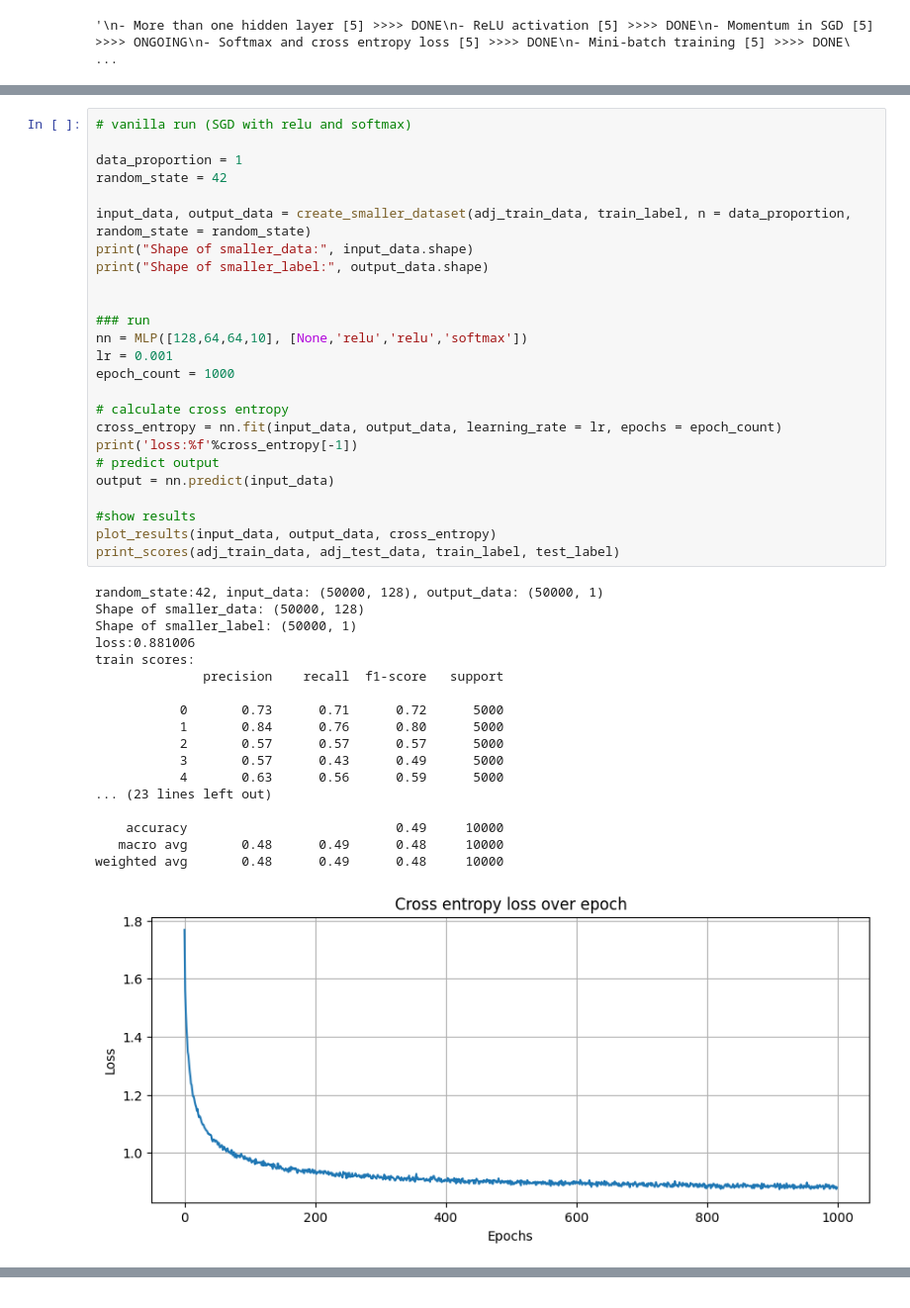
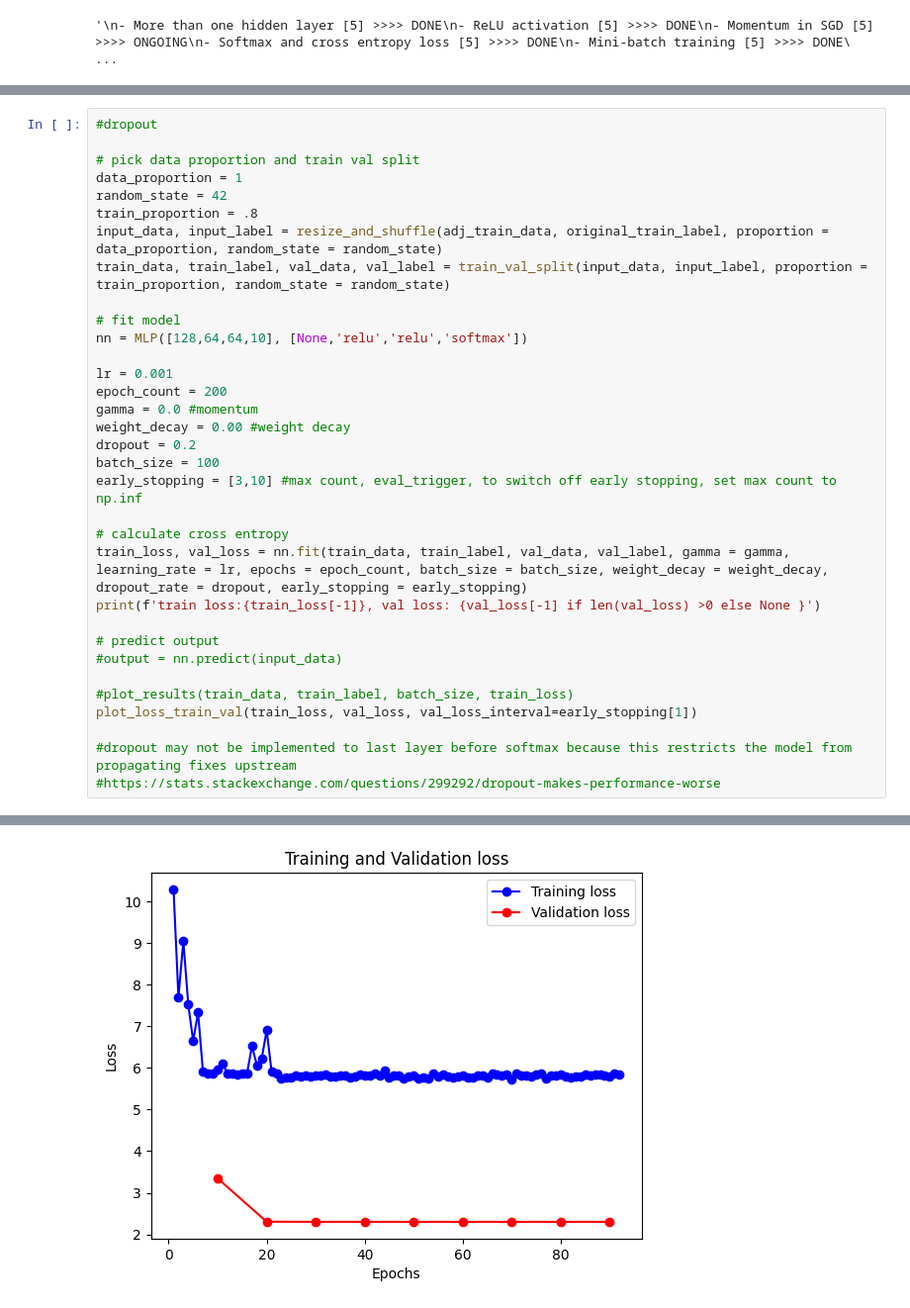
Before and after one commit to vyun8699/COMP4329-Deep-Learning-Assignment-1, a Jupyter notebook: assgmt_1_DL.ipynb, the cells around one changed output, grey strips where cells are left out. Shown: that part at 99% size. Cells and saved outputs as stored; diff of their text form.

```diff
--- a/assgmt_1_DL.ipynb
+++ b/assgmt_1_DL.ipynb
@@ -435,44 +739,34 @@ class MLP:
-# %%
-# vanilla run (SGD with relu and softmax)
-
-data_proportion = 1
-random_state = 42
-
-input_data, output_data = create_smaller_dataset(adj_train_data, train_label, n = data_proportion, random_state = random_state)
-print("Shape of smaller_data:", input_data.shape)
-print("Shape of smaller_label:", output_data.shape)
-
-
-### run
-nn = MLP([128,64,64,10], [None,'relu','relu','softmax'])
-lr = 0.001
-epoch_count = 1000
-
-# calculate cross entropy
-cross_entropy = nn.fit(input_data, output_data, learning_rate = lr, epochs = epoch_count)
-print('loss:%f'%cross_entropy[-1])
-# predict output
-output = nn.predict(input_data)
-
-#show results
-plot_results(input_data, output_data, cross_entropy)
-print_scores(adj_train_data, adj_test_data, train_label, test_label)
-# %% [output]
-random_state:42, input_data: (50000, 128), output_data: (50000, 1)
-Shape of smaller_data: (50000, 128)
-Shape of smaller_label: (50000, 1)
-loss:0.881006
-train scores:
-              precision    recall  f1-score   support
-
-           0       0.73      0.71      0.72      5000
-           1       0.84      0.76      0.80      5000
-           2       0.57      0.57      0.57      5000
-           3       0.57      0.43      0.49      5000
-           4       0.63      0.56      0.59      5000
-... (23 lines left out)
-
-    accuracy                           0.49     10000
-   macro avg       0.48      0.49      0.48     10000
-weighted avg       0.48      0.49      0.48     10000
-[figure, removed]
+# %%
+#dropout
+
+# pick data proportion and train val split
+data_proportion = 1
+random_state = 42
+train_proportion = .8
+input_data, input_label = resize_and_shuffle(adj_train_data, original_train_label, proportion = data_proportion, random_state = random_state)
+train_data, train_label, val_data, val_label = train_val_split(input_data, input_label, proportion = train_proportion, random_state = random_state)
+
+# fit model
+nn = MLP([128,64,64,10], [None,'relu','relu','softmax'])
+
+lr = 0.001
+epoch_count = 200
+gamma = 0.0 #momentum
+weight_decay = 0.00 #weight decay
+dropout = 0.2
+batch_size = 100
+early_stopping = [3,10] #max count, eval_trigger, to switch off early stopping, set max count to np.inf
+
+# calculate cross entropy
+train_loss, val_loss = nn.fit(train_data, train_label, val_data, val_label, gamma = gamma, learning_rate = lr, epochs = epoch_count, batch_size = batch_size, weight_decay = weight_decay, dropout_rate = dropout, early_stopping = early_stopping)
+print(f'train loss:{train_loss[-1]}, val loss: {val_loss[-1] if len(val_loss) >0 else None }')
+
+# predict output
+#output = nn.predict(input_data)
+
+#plot_results(train_data, train_label, batch_size, train_loss)
+plot_loss_train_val(train_loss, val_loss, val_loss_interval=early_stopping[1])
+
+#dropout may not be implemented to last layer before softmax because this restricts the model from propagating fixes upstream
+#https://stats.stackexchange.com/questions/299292/dropout-makes-performance-worse
+# %% [output]
@@ -478,0 +786 @@ weighted avg       0.48      0.49      0.48     10000
+[figure, added]
```
Also changed, not shown: parts of 19 cells of this notebook, 2 other files.
